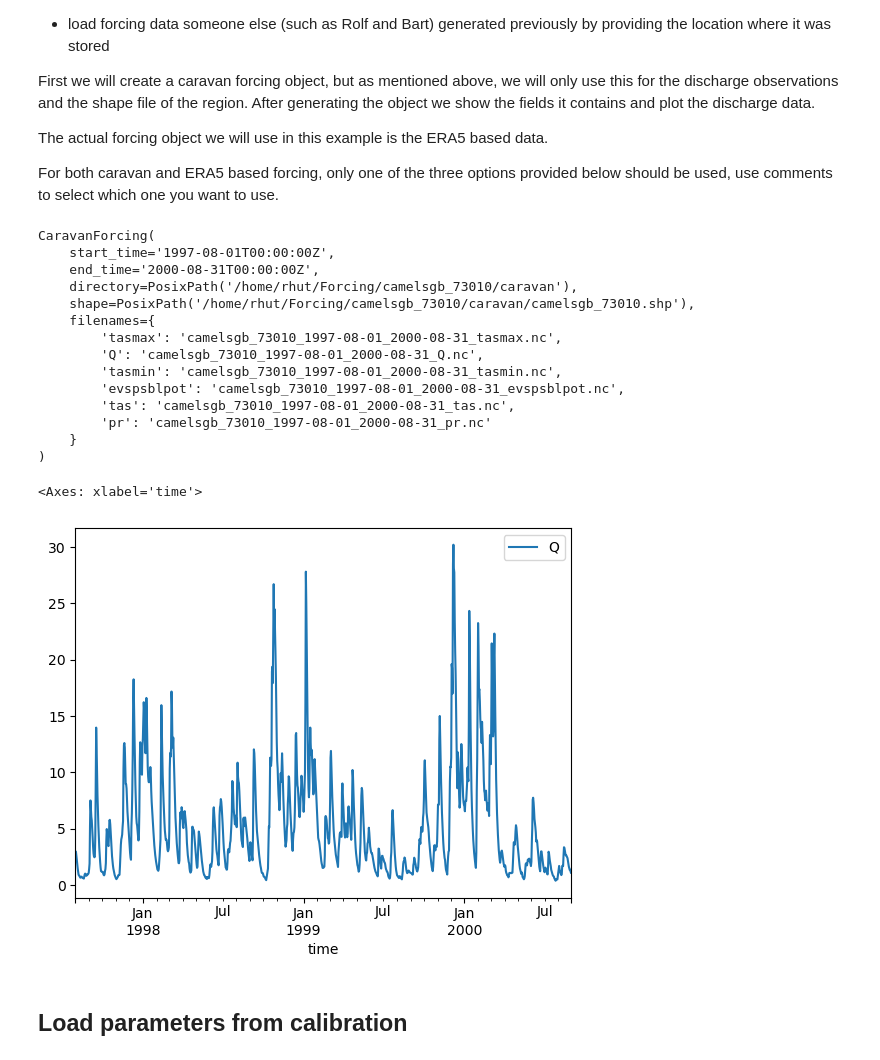
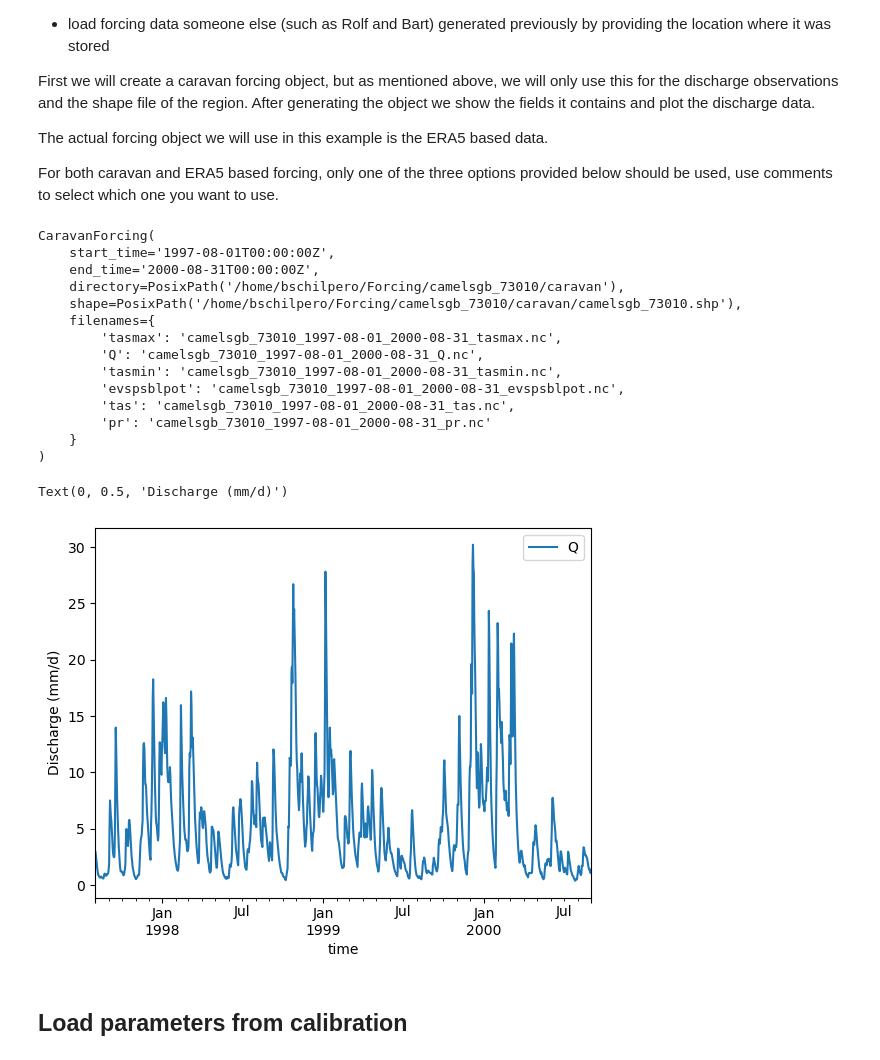
Before and after one commit to eWaterCycle/eurocsdms_workshop, a Jupyter notebook: book/oneModel/example_model_run_HBV.ipynb, the cells around one changed output. Saved outputs shown, nothing was run; the diff lists cells and outputs as text; code cells hidden in the pictures.

Commit message:
Use files on shared storage, copy to user's home dir

```diff
--- a/book/oneModel/example_model_run_HBV.ipynb
+++ b/book/oneModel/example_model_run_HBV.ipynb
@@ -112,15 +118,15 @@ For both caravan and ERA5 based forcing, only one of the three options provided
 # camelsgb_forcing = ewatercycle.forcing.sources['CaravanForcing'].load(directory = forcing_path_caravan)
 
 # option three: load data someone else generated
-camelsgb_forcing = ewatercycle.forcing.sources['CaravanForcing'].load(directory = example_forcing_path_caravan)
+camelsgb_forcing = ewatercycle.forcing.sources['CaravanForcing'].load(directory=forcing_path_caravan)
 # %%
 print(camelsgb_forcing)
 # %% [output]
 CaravanForcing(
     start_time='1997-08-01T00:00:00Z',
     end_time='2000-08-31T00:00:00Z',
-    directory=PosixPath('/home/rhut/Forcing/camelsgb_73010/caravan'),
-    shape=PosixPath('/home/rhut/Forcing/camelsgb_73010/caravan/camelsgb_73010.shp'),
+    directory=PosixPath('/home/bschilpero/Forcing/camelsgb_73010/caravan'),
+    shape=PosixPath('/home/bschilpero/Forcing/camelsgb_73010/caravan/camelsgb_73010.shp'),
     filenames={
         'tasmax': 'camelsgb_73010_1997-08-01_2000-08-31_tasmax.nc',
         'Q': 'camelsgb_73010_1997-08-01_2000-08-31_Q.nc',
@@ -133,13 +139,14 @@ CaravanForcing(
 # %%
 #quick plot of the discharge data.
 ds = xr.open_dataset(camelsgb_forcing['Q'])
 caravan_observation_df = ds['Q'].to_dataframe().reset_index()
 caravan_observation_df = caravan_observation_df.set_index('time')
-caravan_observation_df = caravan_observation_df[['Q']] #NOTE: mm/day
+caravan_observation_df = caravan_observation_df[['Q']]
 caravan_observation_df.plot()
+plt.ylabel("Discharge (mm/d)")
 # %% [output]
-<Axes: xlabel='time'>
+Text(0, 0.5, 'Discharge (mm/d)')
-[figure, old version]
+[figure, new version]
 # %%
 # # option one: generate forcing:
 # ERA5_forcing = ewatercycle.forcing.sources["LumpedMakkinkForcing"].generate(
```
Also changed, not shown: parts of 11 cells of this notebook.
